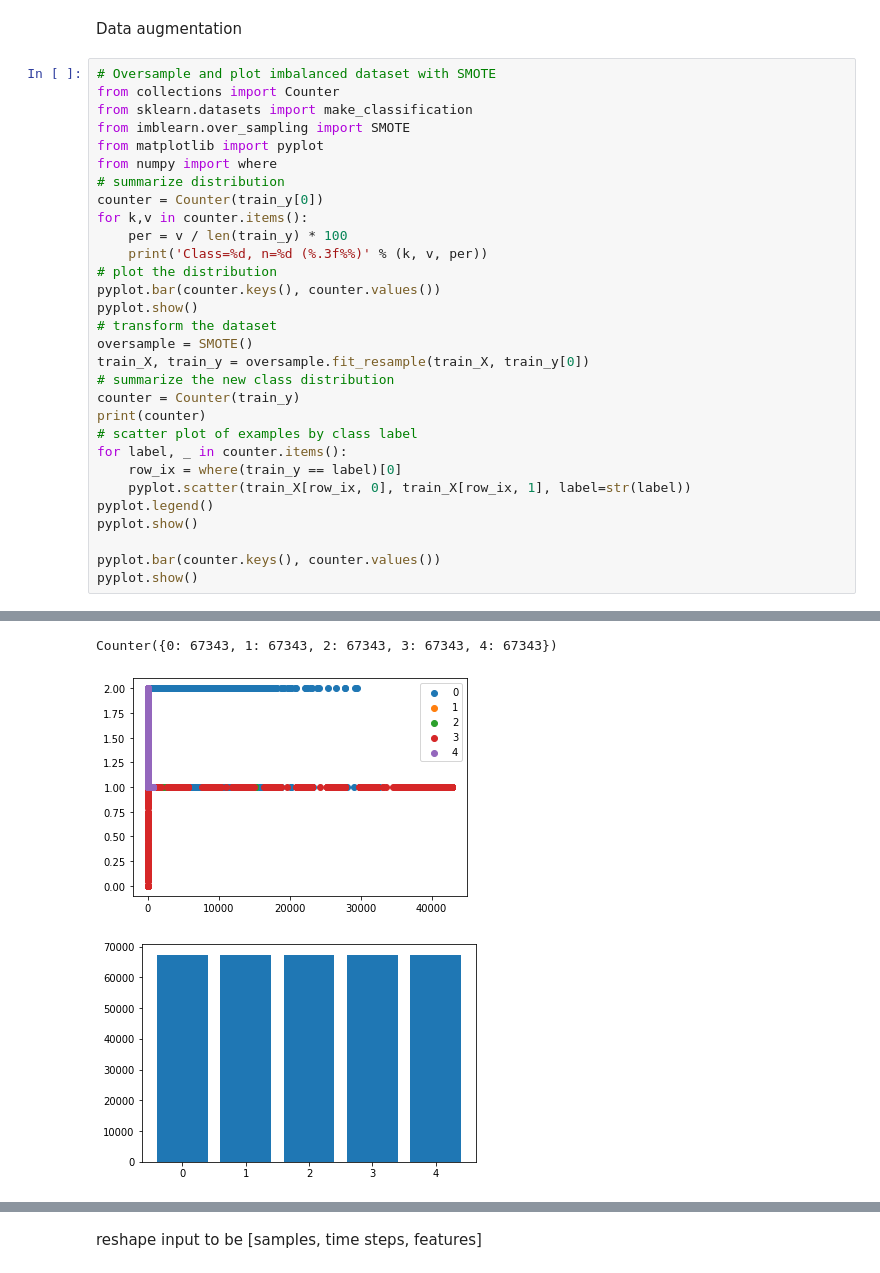
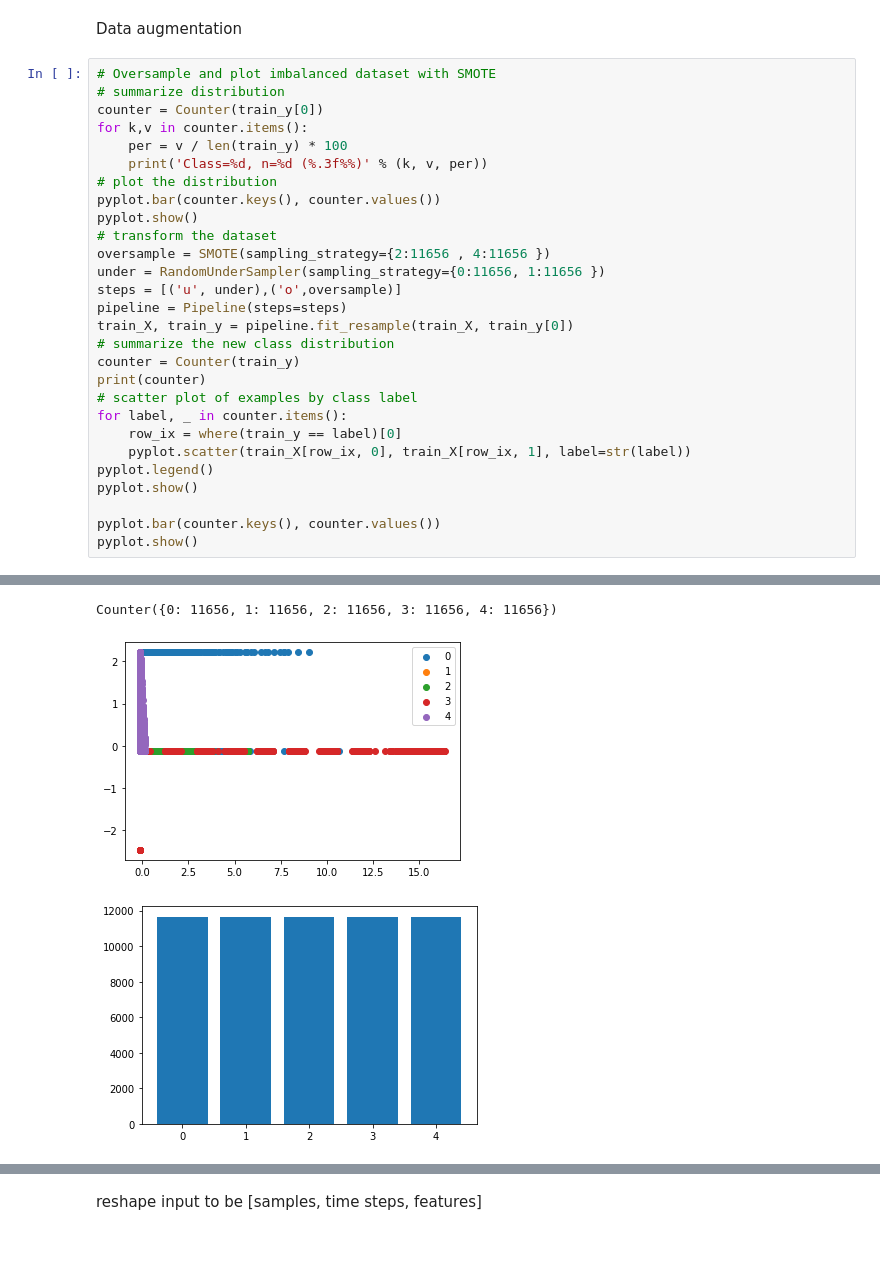
Before and after one commit to aminecloud9/PFE, a Jupyter notebook: NSLKDD_Originaldata_Model.ipynb, the cells around one changed output, grey strips where cells are left out. Saved outputs shown, nothing was run; the diff lists cells and outputs as text; blank space fills up the shorter version.

```diff
--- a/NSLKDD_Originaldata_Model.ipynb
+++ b/NSLKDD_Originaldata_Model.ipynb
@@ -76,41 +99,39 @@ array([0, 0, 1, ..., 0, 1, 0])
 Data augmentation
 # %%
 # Oversample and plot imbalanced dataset with SMOTE
-from collections import Counter
-from sklearn.datasets import make_classification
-from imblearn.over_sampling import SMOTE
-from matplotlib import pyplot
-from numpy import where
 # summarize distribution
 counter = Counter(train_y[0])
 for k,v in counter.items():
 	per = v / len(train_y) * 100
 	print('Class=%d, n=%d (%.3f%%)' % (k, v, per))
 # plot the distribution
 pyplot.bar(counter.keys(), counter.values())
 pyplot.show()
 # transform the dataset
-oversample = SMOTE()
-train_X, train_y = oversample.fit_resample(train_X, train_y[0])
+oversample = SMOTE(sampling_strategy={2:11656 , 4:11656 })
+under = RandomUnderSampler(sampling_strategy={0:11656, 1:11656 })
+steps = [('u', under),('o',oversample)]
+pipeline = Pipeline(steps=steps)
+train_X, train_y = pipeline.fit_resample(train_X, train_y[0])
 # summarize the new class distribution
 counter = Counter(train_y)
 print(counter)
 # scatter plot of examples by class label
 for label, _ in counter.items():
 	row_ix = where(train_y == label)[0]
 	pyplot.scatter(train_X[row_ix, 0], train_X[row_ix, 1], label=str(label))
 pyplot.legend()
 pyplot.show()
 
 pyplot.bar(counter.keys(), counter.values())
 pyplot.show()
 # %% [output]
 Class=0, n=67343 (3367150.000%)
 Class=1, n=45927 (2296350.000%)
 Class=2, n=995 (49750.000%)
 Class=3, n=11656 (582800.000%)
 Class=4, n=52 (2600.000%)
 [figure]
-Counter({0: 67343, 1: 67343, 2: 67343, 3: 67343, 4: 67343})
+Counter({0: 11656, 1: 11656, 2: 11656, 3: 11656, 4: 11656})
-[figure, old version]
+[figure, new version]
-[figure, old version]
+[figure, new version]
```
Also changed, not shown: parts of 19 cells of this notebook.
